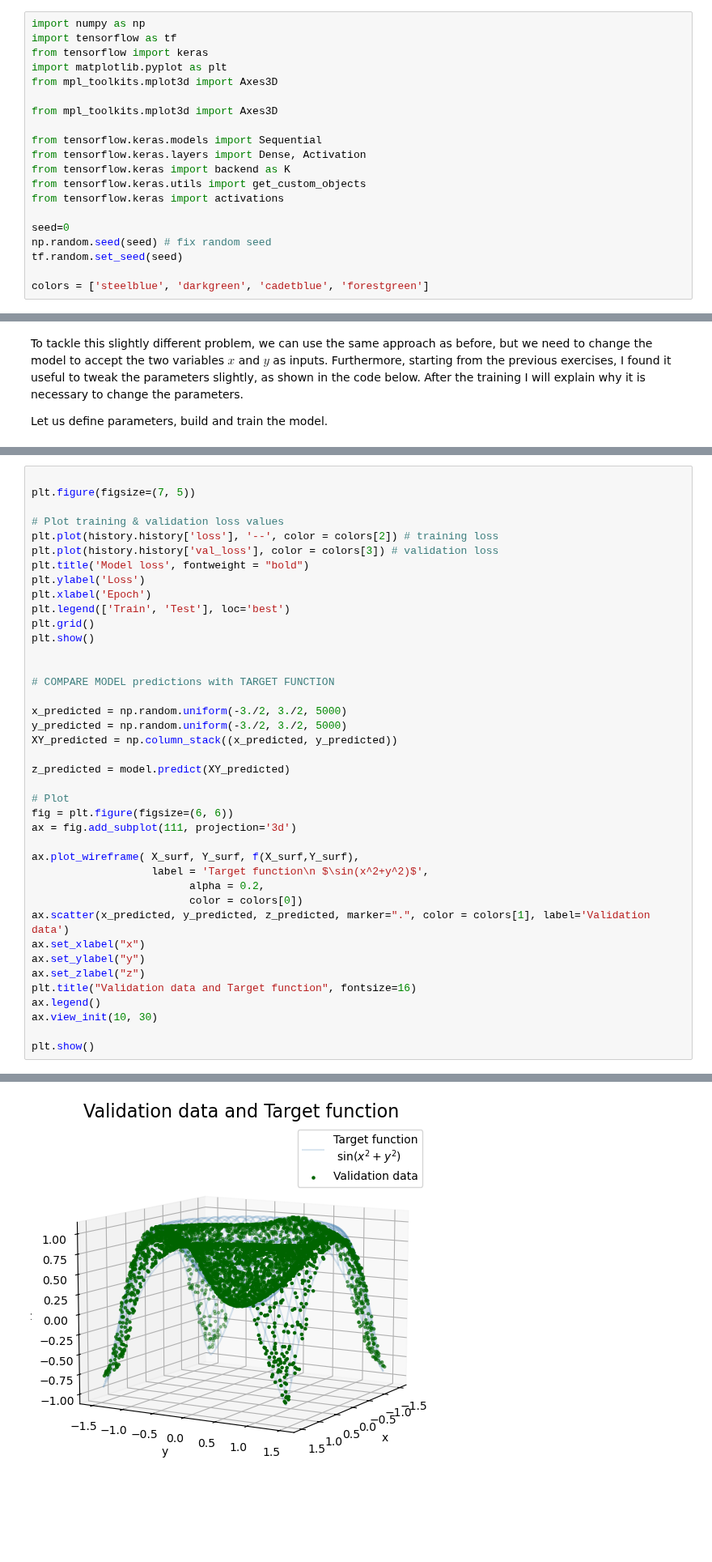
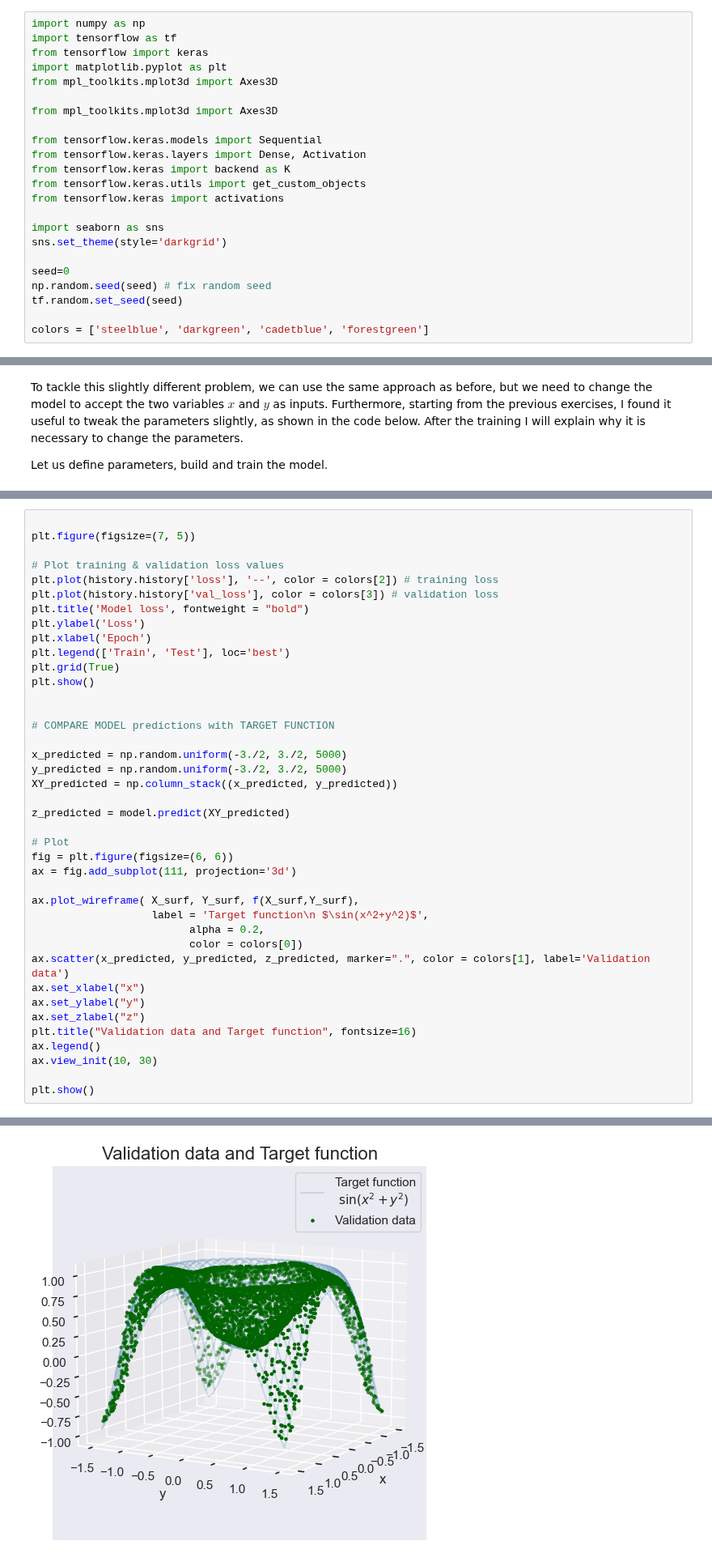
Before and after one commit to tommasoperitoree/Numerical_Simulation_Laboratory, a Jupyter notebook: LSN_11/LSN_11.3.ipynb, the cells around one changed output, grey strips where cells are left out. Shown at 81% size. Saved outputs shown, nothing was run; the diff lists cells and outputs as text; blank space fills up the shorter version.

```diff
--- a/LSN_11/LSN_11.3.ipynb
+++ b/LSN_11/LSN_11.3.ipynb
@@ -15,6 +15,9 @@ from tensorflow.keras import backend as K
 from tensorflow.keras.utils import get_custom_objects
 from tensorflow.keras import activations
 
+import seaborn as sns
+sns.set_theme(style='darkgrid')
+
 seed=0
 np.random.seed(seed) # fix random seed
 tf.random.set_seed(seed)
@@ -149,7 +152,7 @@ plt.title('Model loss', fontweight = "bold")
 plt.ylabel('Loss')
 plt.xlabel('Epoch')
 plt.legend(['Train', 'Test'], loc='best')
-plt.grid()
+plt.grid(True)
 plt.show()
 
 
@@ -184,4 +187,4 @@ plt.show()
-[figure, old version]
+[figure, new version]
 # %% [markdown]
 ### Comments
 First off on the variation of parameters. The upgrade of input size made it necessary to train the model on a lot more data (I saw fit to go from $1000$ as in `11.1-2` to $1000$). Anything less did not give enough data to appreciate the variations of the surface, resulting in a poor fit. Same idea applies to the bach size now being fixed at $100$. Finally, similar considerations brought me to try and increase the number of epochs which however still showed an improvement that saturated around $30$ epochs, as can be seen in the plot above.
```
Also changed, not shown: parts of 4 cells of this notebook, 2 other files.
